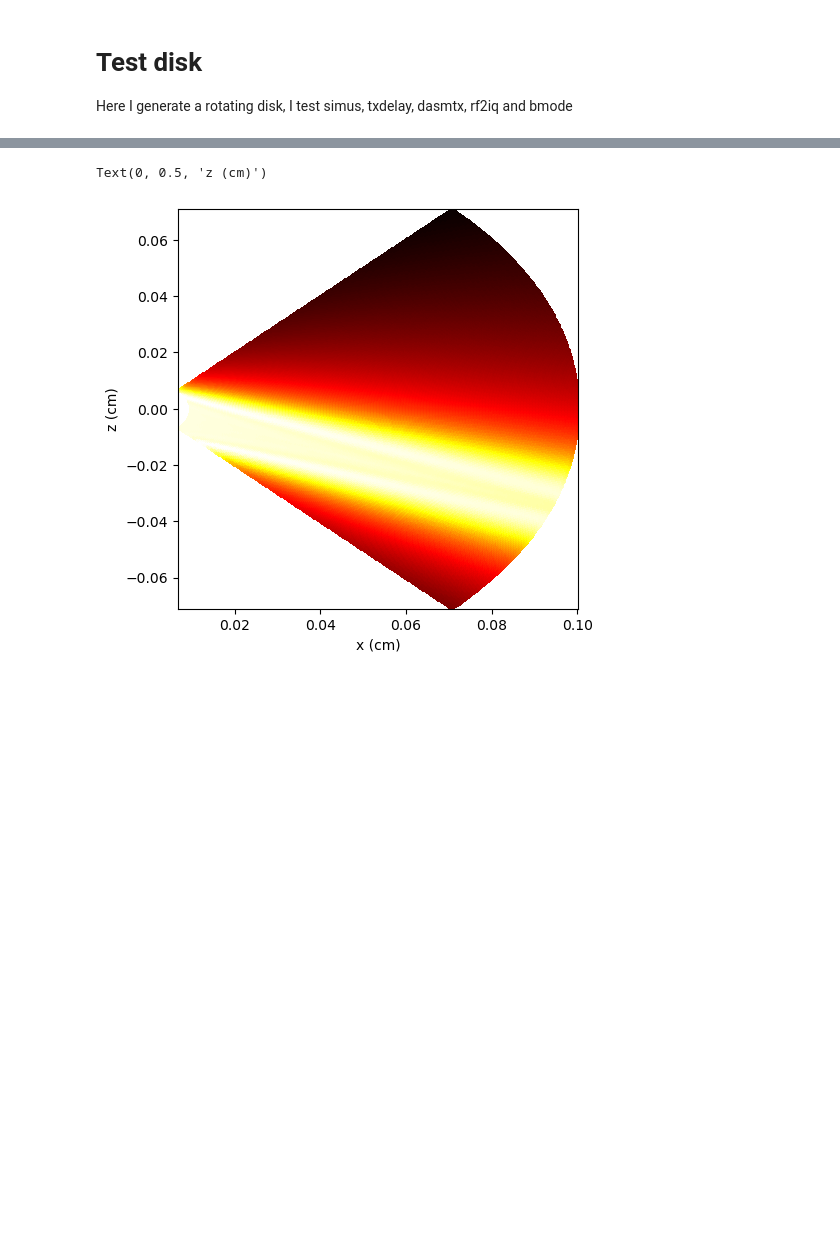
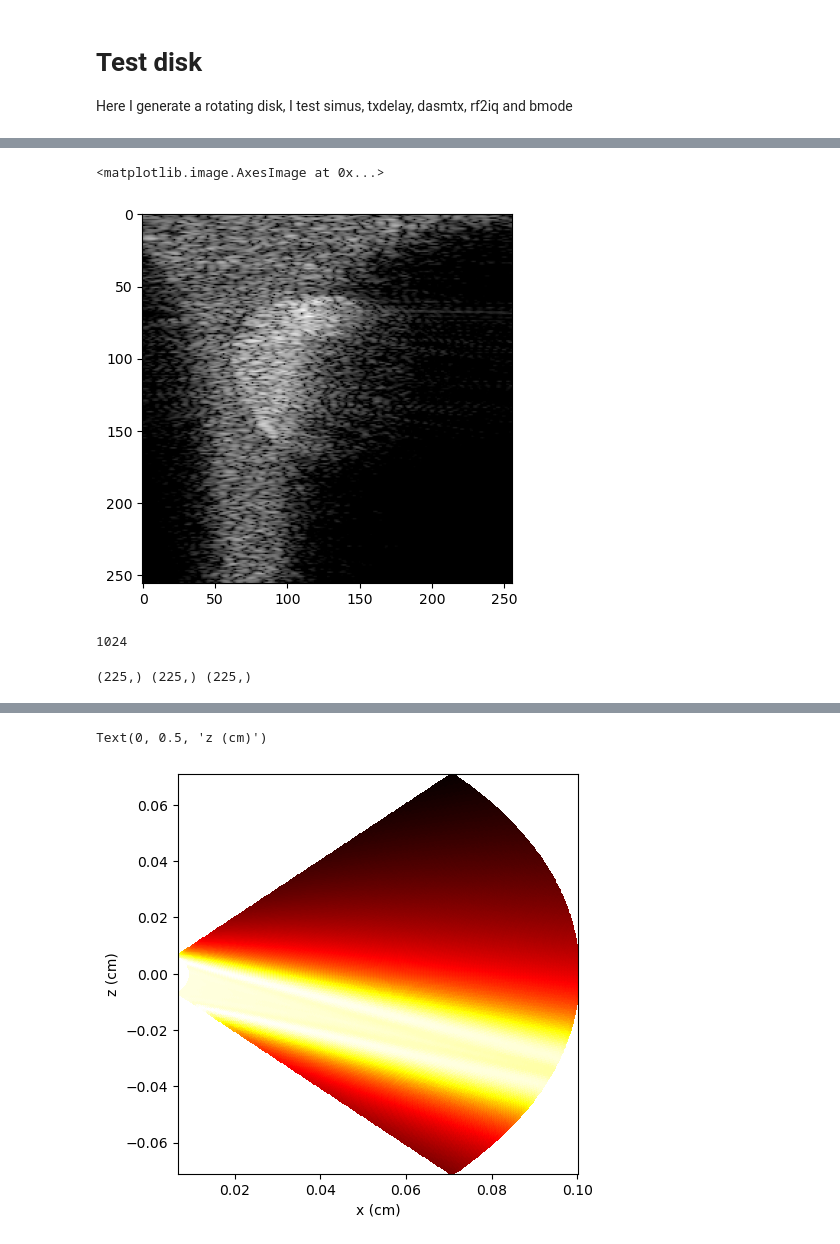
Before and after one commit to creatis-ULTIM/PyMUST, a Jupyter notebook: examples/rotatingDiskVelocitySynthetic.ipynb, the cells around one changed output, grey strips where cells are left out. Drawn from its saved outputs; the diff is of its cells as text; code cells hidden in the pictures; blank space fills up the shorter version.

Commit message:
Added sptrack, as well as correcting some minor bugs
Minor bugs: now rf2IQ and bmode also works  on image sequence (useful for Doppler)

```diff
--- a/examples/rotatingDiskVelocitySynthetic.ipynb
+++ b/examples/rotatingDiskVelocitySynthetic.ipynb
@@ -23,6 +23,8 @@ def rotatePoints(x, y, x0, y0, theta):
     return x1, y1
 # %%
 param = pymust.getparam('P4-2v')
+param = pymust.getparam('L11-5v')
+
 nPoints = 200000 if not debug_line else 20000
 xs = np.random.rand(1,nPoints)*12e-2-6e-2
 zs = np.random.rand(1,nPoints)*12e-2
@@ -39,7 +41,7 @@ RC[idx2] += 2
 
 
 # Rotating disk velocity
-rotation_frequency = .5
+rotation_frequency = 4
 w = 2 * np.pi  * rotation_frequency#1 Hz = 2 pi rads
 nreps = 5
 param.PRP = 1e-3
@@ -59,7 +61,8 @@ for i in tqdm.notebook.tqdm(range(nreps)):
 
     xs[idx], zs[idx] = rotatePoints(xs[idx], zs[idx], 0, centerDisk,  w *  param.PRP)
     width = 5/180*np.pi; # width angle in rad
-    txdel = pymust.txdelay(param, - 20/180 *np.pi,width) # in s
+    #txdel = pymust.txdelay(param, - 20/180 *np.pi,width) # in s
+    txdel =pymust.txdelayPlane(param, 0)
     RF, RF_spectrum = pymust.simus(xs,zs,RC,txdel,param, options)
     if i ==0:
         IQ = np.zeros([RF.shape[0], RF.shape[1], nreps], dtype = np.complex128)
@@ -74,5 +77,24 @@ x,z = pymust.impolgrid(np.array([256, 256]),
                           param)
 Mdas = pymust.dasmtx(IQ[:,:,0],x,z,param)
 IQb = np.zeros((x.shape[0], x.shape[1], nreps), dtype = np.complex128)
+bmodes = np.zeros((x.shape[0], x.shape[1], nreps), dtype = np.float32)
+
 for i in tqdm.notebook.tqdm(range(nreps)):
     IQb[:, :, i] = (Mdas@IQ[:,:,i].flatten(order = 'F')).reshape(x.shape, order = 'F')
+    bmodes[:,:, i] = pymust.bmode(IQb[:,:,i])
+# %%
+plt.imshow(bmodes[:,:,0], cmap = 'gray')
+# %% [output]
+<matplotlib.image.AxesImage at 0x...>
+[figure, added]
+# %%
+32*32
+# %% [output]
+1024
+# %%
+import pymust.sptrack
+importlib.reload(pymust.sptrack)
+param.winsize = [[32, 32]]
+di, dj, i, j = pymust.sptrack.sptrack(bmodes, param)
+# %% [output]
+(225,) (225,) (225,)
```
Also changed, not shown: parts of 2 cells of this notebook, 10 other files.
